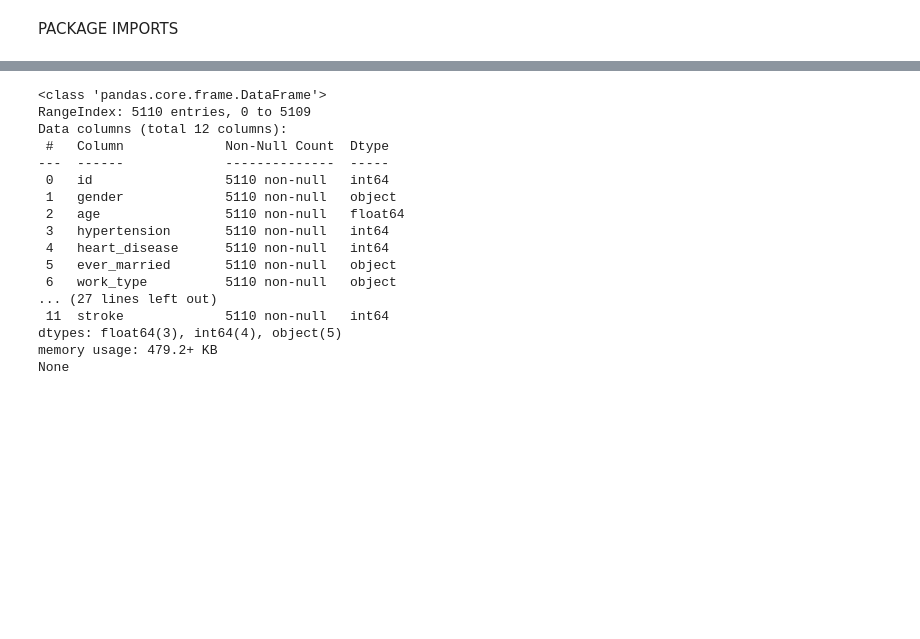
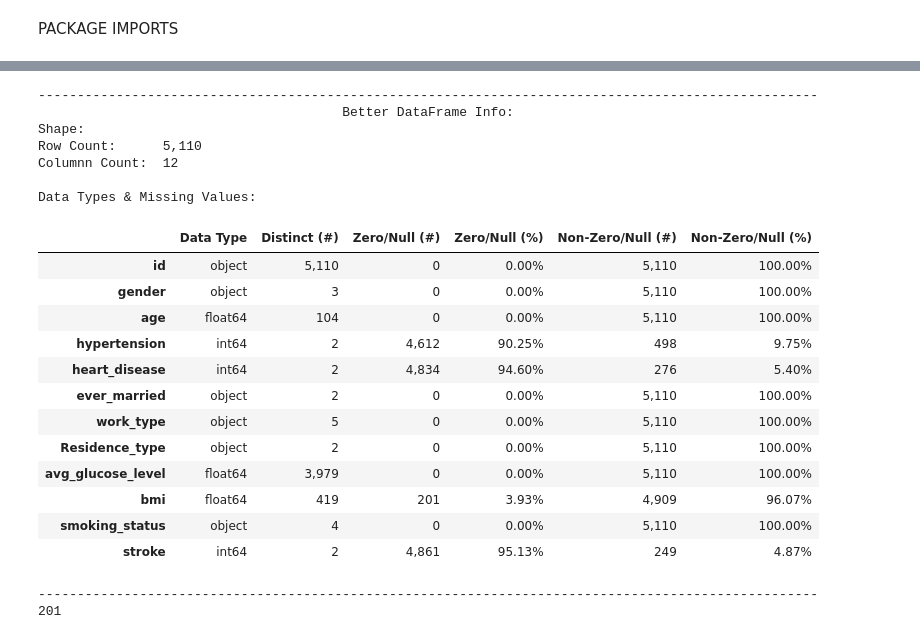
Before and after one commit to mnorton365/Python, a Jupyter notebook: test.ipynb, the cells around one changed output, grey strips where cells are left out. Drawn from its saved outputs; the diff is of its cells as text; code cells hidden in the pictures; blank space fills up the shorter version.

```diff
--- a/test.ipynb
+++ b/test.ipynb
@@ -111,27 +103,30 @@ Missing Values:
 # %%
-# KEEP - EXAMPLE FOR COERCING DATA TYPE
+# ADJUSTING DATA TYPES
+df['id'] = df['id'].astype(str)
+df['bmi'] = pd.to_numeric(df['bmi'],errors='coerce').fillna(0)
 
-df.info()
-
-df['bmi'] = pd.to_numeric(df['bmi'],errors='coerce')
-
-print(3*'\n')
-print(df.info())
+for col in df:
+    draw_histogram(df,col)
 # %% [output]
-<class 'pandas.core.frame.DataFrame'>
-RangeIndex: 5110 entries, 0 to 5109
-Data columns (total 12 columns):
- #   Column             Non-Null Count  Dtype
----  ------             --------------  -----
- 0   id                 5110 non-null   int64
- 1   gender             5110 non-null   object
- 2   age                5110 non-null   float64
- 3   hypertension       5110 non-null   int64
- 4   heart_disease      5110 non-null   int64
- 5   ever_married       5110 non-null   object
- 6   work_type          5110 non-null   object
-... (27 lines left out)
- 11  stroke             5110 non-null   int64
-dtypes: float64(3), int64(4), object(5)
-memory usage: 479.2+ KB
-None
+----------------------------------------------------------------------------------------------------
+                                       Better DataFrame Info:
+Shape:
+Row Count:      5,110
+Columnn Count:  12
+
+Data Types & Missing Values:
+|  | Data Type | Distinct (#) | Zero/Null (#) | Zero/Null (%) | Non-Zero/Null (#) | Non-Zero/Null (%) |
+| id | object | 5,110 | 0 | 0.00% | 5,110 | 100.00% |
+| gender | object | 3 | 0 | 0.00% | 5,110 | 100.00% |
+| age | float64 | 104 | 0 | 0.00% | 5,110 | 100.00% |
+| hypertension | int64 | 2 | 4,612 | 90.25% | 498 | 9.75% |
+| heart_disease | int64 | 2 | 4,834 | 94.60% | 276 | 5.40% |
+| ever_married | object | 2 | 0 | 0.00% | 5,110 | 100.00% |
+| work_type | object | 5 | 0 | 0.00% | 5,110 | 100.00% |
+| Residence_type | object | 2 | 0 | 0.00% | 5,110 | 100.00% |
+| avg_glucose_level | float64 | 3,979 | 0 | 0.00% | 5,110 | 100.00% |
+| bmi | float64 | 419 | 201 | 3.93% | 4,909 | 96.07% |
+| smoking_status | object | 4 | 0 | 0.00% | 5,110 | 100.00% |
+| stroke | int64 | 2 | 4,861 | 95.13% | 249 | 4.87% |
+----------------------------------------------------------------------------------------------------
+201
```
Also changed, not shown: parts of 8 cells of this notebook.
